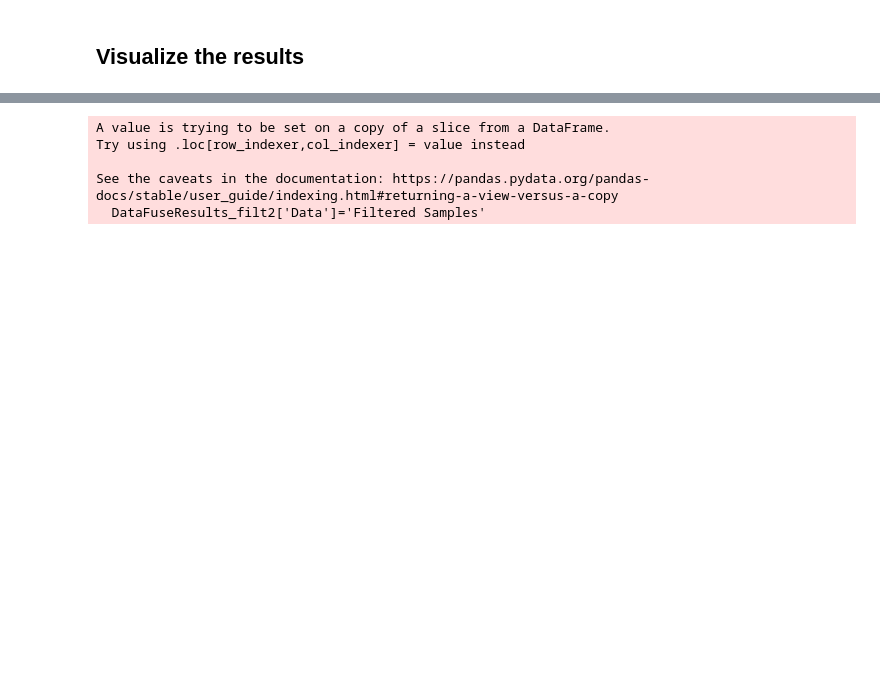
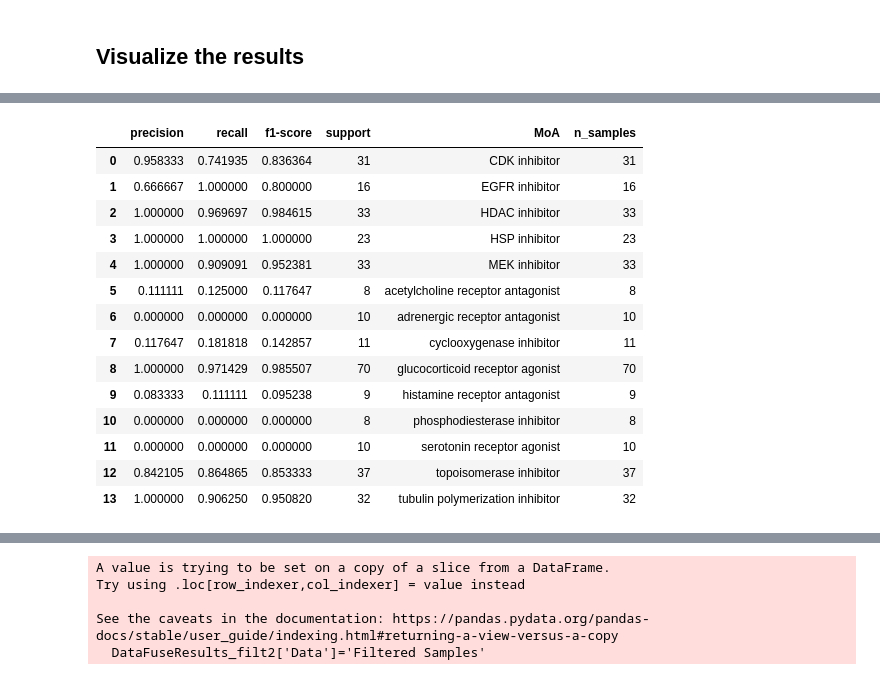
Before and after one commit to carpenter-singh-lab/2022_Haghighi_NatureMethods, a Jupyter notebook: 2-Modality_Integration.ipynb, the cells around one changed output, grey strips where cells are left out. Cells and saved outputs as stored; diff of their text form; code cells hidden in the pictures; blank space fills up the shorter version.

```diff
--- a/2-Modality_Integration.ipynb
+++ b/2-Modality_Integration.ipynb
@@ -1093,0 +1220,26 @@ dtype: float64
+# %%
+# saveAsNewSheetToExistingFile(filename,saved_scores['fC-LINCS-nvs-filt-preds-mlp-ht'],\
+#                              'fC-LINCS-nvs-filt-preds-mlp-ht2')
+# ax.patches
+# scor_vals
+# scores_mlp[dd]=scores_mlp[dd].apply(lambda x: int(eval(x)[0]) if type(x)==str else x)
+# f1_score(scores_mlp[scores_mlp['Metadata_moa_num']==0].Metadata_moa_num.values,scores_mlp[scores_mlp['Metadata_moa_num']==0][dd], positiveaverage=None)
+# f1_score(ytest, ypred_prob, pos_label=0)
+# report = classification_report(y_test, y_pred, )
+from sklearn.metrics import classification_report
+scores_mlp=saved_scores['fC-LINCS-nvs-filt-preds-lr-ht']
+scor_vals=scores_mlp['Late Fusion'].apply(lambda x: int(eval(x)[0]) if type(x)==str else x)
+scor_vals_cp=scores_mlp['CP'].apply(lambda x: int(eval(x)[0]) if type(x)==str else x)
+scor_vals_ge=scores_mlp['GE'].apply(lambda x: int(eval(x)[0]) if type(x)==str else x)
+
+report_clss=pd.DataFrame(classification_report(scores_mlp.Metadata_moa_num.values,scor_vals.values,output_dict=True)).transpose()
+report_clss_cp=pd.DataFrame(classification_report(scores_mlp.Metadata_moa_num.values,scor_vals_cp.values,output_dict=True)).transpose()
+report_clss_ge=pd.DataFrame(classification_report(scores_mlp.Metadata_moa_num.values,scor_vals_ge.values,output_dict=True)).transpose()
+
+# report_clss[list(range(13))]
+# n_classes=14
+n_classes=58
+report_clss['MoA']=''
+# report_clss
+report_clss.loc[0:n_classes,'MoA']=le.inverse_transform(list(range(n_classes)))
+report_clss2=report_clss[0:n_classes]
@@ -1093,0 +1278,3 @@ dtype: float64
+# %%
+report_clss2['support']=report_clss2['support'].astype(int)
+report_clss2['n_samples']=report_clss2['support']
@@ -1093,0 +1303,19 @@ dtype: float64
+# %%
+# scores_mlp
+report_clss2
+# %% [output]
+|  | precision | recall | f1-score | support | MoA | n_samples |
+| 0 | 0.958333 | 0.741935 | 0.836364 | 31 | CDK inhibitor | 31 |
+| 1 | 0.666667 | 1.000000 | 0.800000 | 16 | EGFR inhibitor | 16 |
+| 2 | 1.000000 | 0.969697 | 0.984615 | 33 | HDAC inhibitor | 33 |
+| 3 | 1.000000 | 1.000000 | 1.000000 | 23 | HSP inhibitor | 23 |
+| 4 | 1.000000 | 0.909091 | 0.952381 | 33 | MEK inhibitor | 33 |
+| 5 | 0.111111 | 0.125000 | 0.117647 | 8 | acetylcholine receptor antagonist | 8 |
+| 6 | 0.000000 | 0.000000 | 0.000000 | 10 | adrenergic receptor antagonist | 10 |
+| 7 | 0.117647 | 0.181818 | 0.142857 | 11 | cyclooxygenase inhibitor | 11 |
+| 8 | 1.000000 | 0.971429 | 0.985507 | 70 | glucocorticoid receptor agonist | 70 |
+| 9 | 0.083333 | 0.111111 | 0.095238 | 9 | histamine receptor antagonist | 9 |
+| 10 | 0.000000 | 0.000000 | 0.000000 | 8 | phosphodiesterase inhibitor | 8 |
+| 11 | 0.000000 | 0.000000 | 0.000000 | 10 | serotonin receptor agonist | 10 |
+| 12 | 0.842105 | 0.864865 | 0.853333 | 37 | topoisomerase inhibitor | 37 |
+| 13 | 1.000000 | 0.906250 | 0.950820 | 32 | tubulin polymerization inhibitor | 32 |
```
Also changed, not shown: parts of 58 cells of this notebook, 5 other files.
